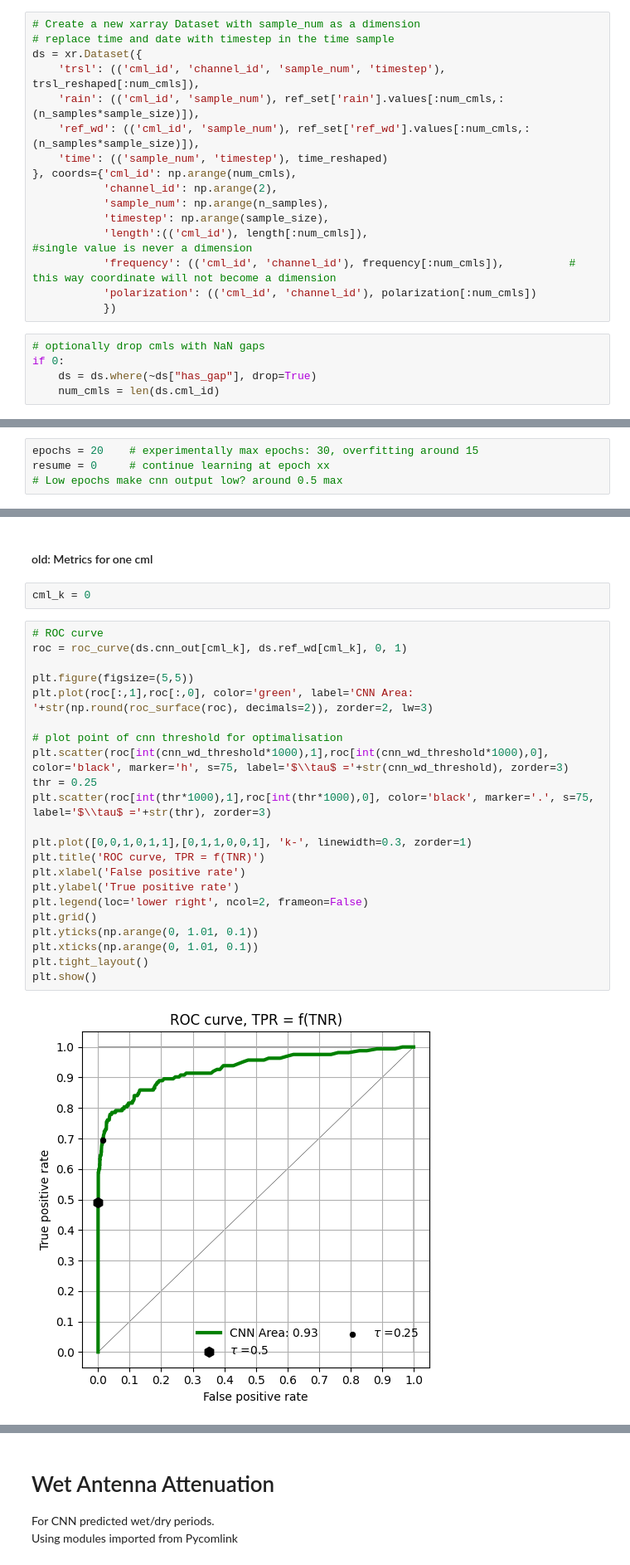
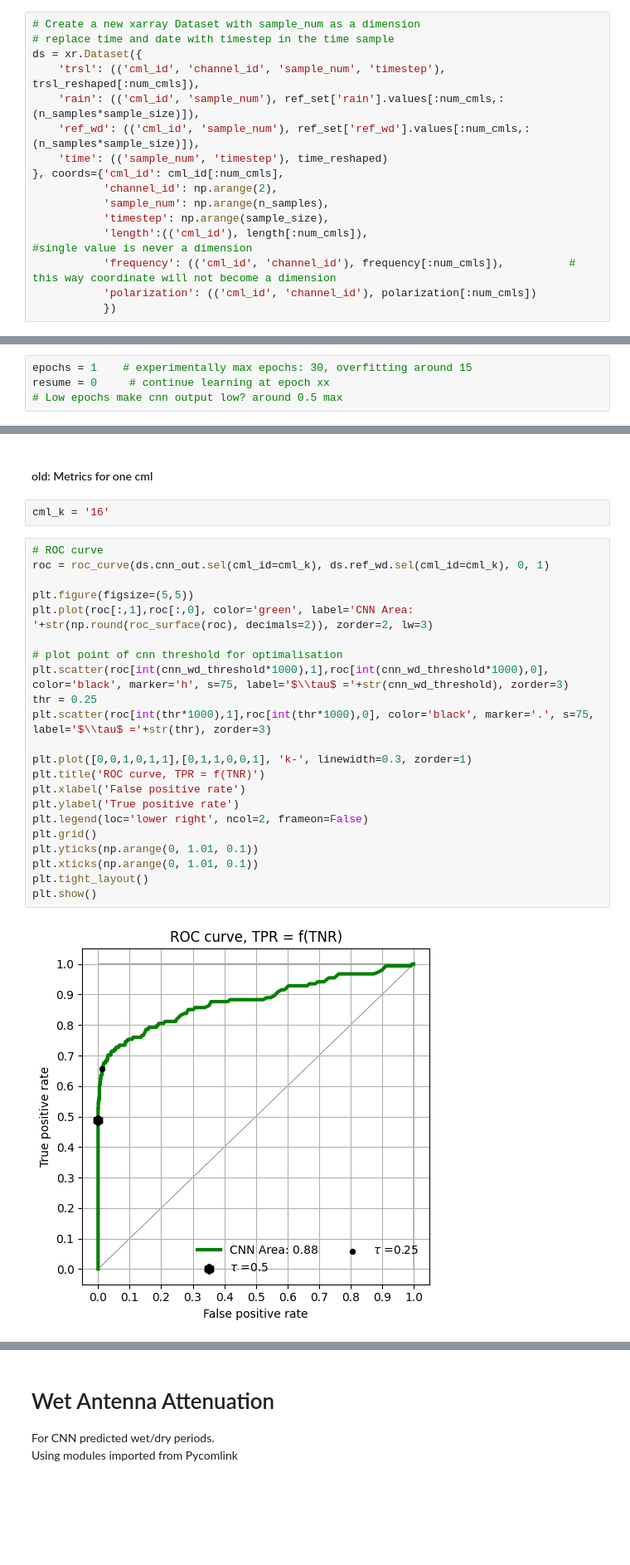
Before and after one commit to xkalet07/cml_wd_telcosense, a Jupyter notebook: 02_train_full_dataset.ipynb, the cells around one changed output, grey strips where cells are left out. Shown at 83% size. Drawn from its saved outputs; the diff is of its cells as text; blank space fills up the shorter version.

```diff
--- a/02_train_full_dataset.ipynb
+++ b/02_train_full_dataset.ipynb
@@ -183,7 +194,7 @@ ds = xr.Dataset({
     'rain': (('cml_id', 'sample_num'), ref_set['rain'].values[:num_cmls,:(n_samples*sample_size)]),
     'ref_wd': (('cml_id', 'sample_num'), ref_set['ref_wd'].values[:num_cmls,:(n_samples*sample_size)]),
     'time': (('sample_num', 'timestep'), time_reshaped)
-}, coords={'cml_id': np.arange(num_cmls),
+}, coords={'cml_id': cml_id[:num_cmls],
            'channel_id': np.arange(2),
            'sample_num': np.arange(n_samples),
            'timestep': np.arange(sample_size),
@@ -191,11 +202,6 @@ ds = xr.Dataset({
            'frequency': (('cml_id', 'channel_id'), frequency[:num_cmls]),          # this way coordinate will not become a dimension
            'polarization': (('cml_id', 'channel_id'), polarization[:num_cmls])
            })
-# %%
-# optionally drop cmls with NaN gaps
-if 0:
-    ds = ds.where(~ds["has_gap"], drop=True)
-    num_cmls = len(ds.cml_id)
 # %% [markdown]
 #### Plot dataset of the one chosen cml
 # %% [markdown]
@@ -277,7 +280,7 @@ optimizer = torch.optim.AdamW(model.parameters(), lr=0.0001)
 
 # try lower training rate and no dropout
 # %%
-epochs = 20    # experimentally max epochs: 30, overfitting around 15
+epochs = 1    # experimentally max epochs: 30, overfitting around 15
 resume = 0     # continue learning at epoch xx
 # Low epochs make cnn output low? around 0.5 max
 # %%
@@ -536,31 +539,31 @@ Text(0.5, 1.0, 'CNN')
 # %% [markdown]
 #### old: Metrics for one cml
 # %%
-cml_k = 0
+cml_k = '16'
 # %%
 # ROC curve
-roc = roc_curve(ds.cnn_out[cml_k], ds.ref_wd[cml_k], 0, 1)
+roc = roc_curve(ds.cnn_out.sel(cml_id=cml_k), ds.ref_wd.sel(cml_id=cml_k), 0, 1)
 
 plt.figure(figsize=(5,5))
 plt.plot(roc[:,1],roc[:,0], color='green', label='CNN Area: '+str(np.round(roc_surface(roc), decimals=2)), zorder=2, lw=3)
 
 # plot point of cnn threshold for optimalisation
 plt.scatter(roc[int(cnn_wd_threshold*1000),1],roc[int(cnn_wd_threshold*1000),0], color='black', marker='h', s=75, label='$\\tau$ ='+str(cnn_wd_threshold), zorder=3)
 thr = 0.25
 plt.scatter(roc[int(thr*1000),1],roc[int(thr*1000),0], color='black', marker='.', s=75, label='$\\tau$ ='+str(thr), zorder=3)
 
 plt.plot([0,0,1,0,1,1],[0,1,1,0,0,1], 'k-', linewidth=0.3, zorder=1)
 plt.title('ROC curve, TPR = f(TNR)')
 plt.xlabel('False positive rate')
 plt.ylabel('True positive rate')
 plt.legend(loc='lower right', ncol=2, frameon=False)
 plt.grid()
 plt.yticks(np.arange(0, 1.01, 0.1))
 plt.xticks(np.arange(0, 1.01, 0.1))
 plt.tight_layout()
 plt.show()
 # %% [output]
-[figure, old version]
+[figure, new version]
 # %%
 print('CNN scores')
 
```
Also changed, not shown: parts of 29 cells of this notebook.
